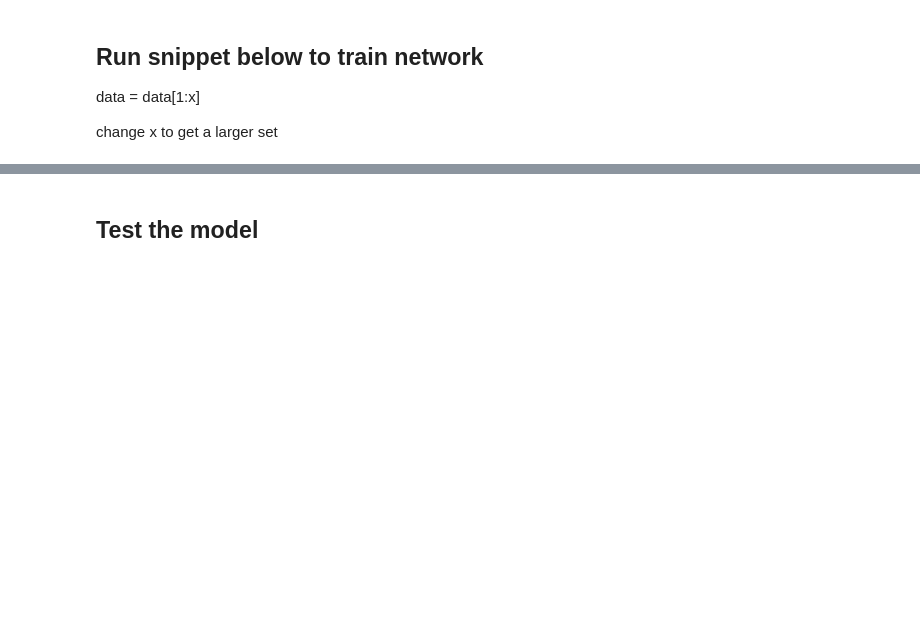
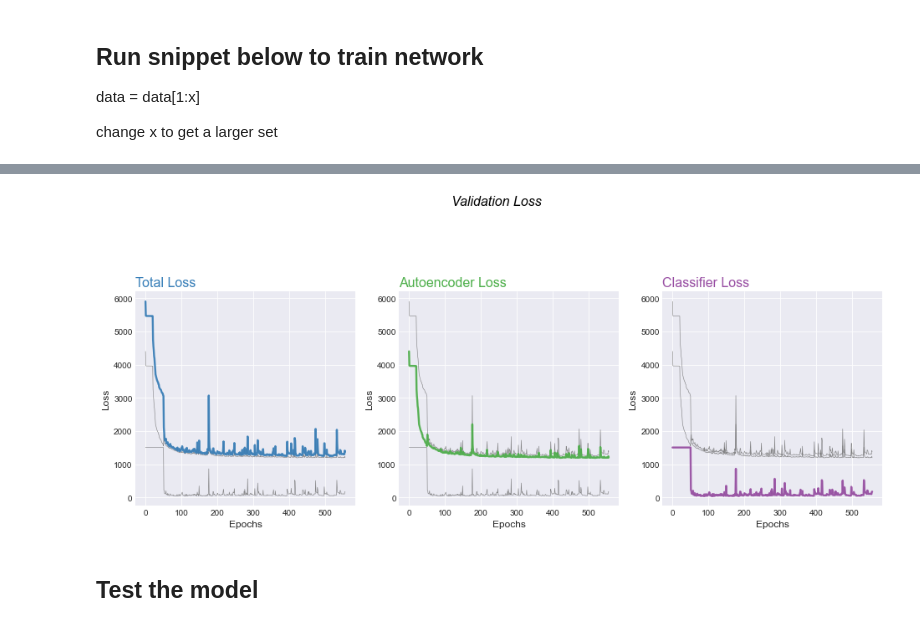
Before and after one commit to Alexandara/Representation_Learning_Transformations, a Jupyter notebook: Autoencoder and Kmeans.ipynb, the cells around one changed output, grey strips where cells are left out. Cells and saved outputs as stored; diff of their text form; code cells hidden in the pictures; blank space fills up the shorter version.

```diff
--- a/Autoencoder and Kmeans.ipynb
+++ b/Autoencoder and Kmeans.ipynb
@@ -483,3 +560,55 @@ plt.show()
+# %%
+# Make a data frame
+df=pd.DataFrame({'x': range(epochs),
+                 'Total Loss': val_losses,
+                 'Autoencoder Loss': val_ae_losses,
+                 'Classifier Loss': val_cl_losses})
+
+# Initialize the figure
+plt.style.use('seaborn-darkgrid')
+
+# create a color palette
+palette = plt.get_cmap('Set1')
+
+# multiple line plot
+num=0
+for column in df.drop('x', axis=1):
+    num+=1
+
+    # Find the right spot on the plot
+    ax = plt.subplot(3,3, num)
+    ax.set_xlabel('Epochs',fontsize=12)
+    ax.set_ylabel('Loss',fontsize=12)
+    # plot every groups, but discreet
+    for v in df.drop('x', axis=1):
+        plt.plot(df['x'], df[v], marker='', color='dimgrey', linewidth=0.6, alpha=0.8)
+
+    # Plot the lineplot
+    plt.plot(df['x'], df[column], marker='', color=palette(num), linewidth=2.4, alpha=0.9, label=column)
+
+    # Same limits for everybody!
+#     plt.xlim(0,10)
+#     plt.ylim(-2,22)
+
+#     # Not ticks everywhere
+#     if num in range(7) :
+#         plt.tick_params(labelbottom='off')
+#     if num not in [1,4,7] :
+#         plt.tick_params(labelleft='off')
+
+    # Add title
+    plt.title(column, loc='left', fontsize=16, fontweight=0, color=palette(num) )
+
+# general title
+plt.suptitle("Validation Loss", fontsize=16, fontweight=0, color='black', style='italic')
+
+#plt.figure(figsize=(120,120))
+plt.gcf().set_size_inches(16, 16)
+
+#plt.text(0.06, 0.5, 'Note', ha='center', va='center', rotation='vertical')
+plt.show()
+# %% [output]
+[figure, added]
 # %% [markdown]
 ## Test the model
 # %%
```
Also changed, not shown: parts of 9 cells of this notebook.
